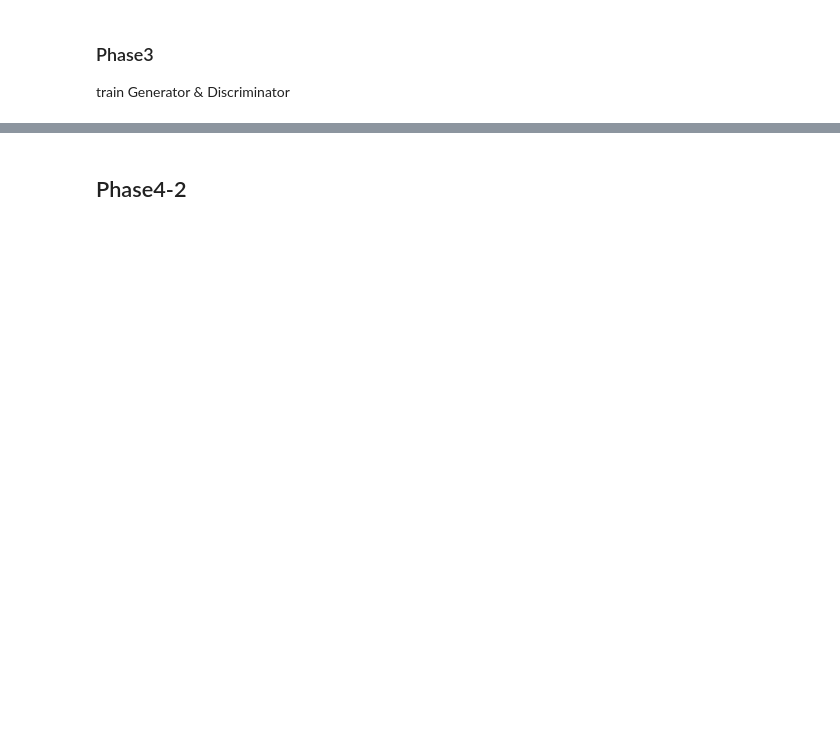
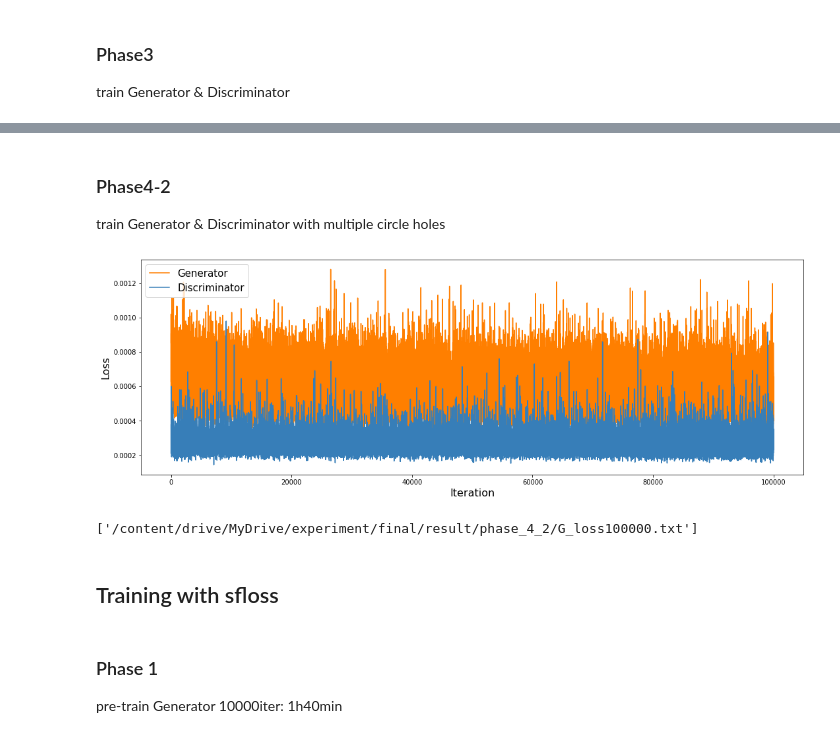
Before and after one commit to nomnomnonono/Image-Completion, a Jupyter notebook: GLCIC/GLCIC.ipynb, the cells around one changed output, grey strips where cells are left out. Drawn from its saved outputs; the diff is of its cells as text; code cells hidden in the pictures; blank space fills up the shorter version.

```diff
--- a/GLCIC/GLCIC.ipynb
+++ b/GLCIC/GLCIC.ipynb
@@ -515,7 +516,7 @@ if not os.path.exists(os.path.join(result_dir, 'phase_4')):
   os.makedirs(os.path.join(result_dir, 'phase_4'))
 # %%
 model_cn = CompletionNetwork()
-model_cn.load_state_dict(torch.load(os.path.join(result_dir, 'phase_3', 'cn_step500000.pth'), map_location='cpu'))
+model_cn.load_state_dict(torch.load(os.path.join(result_dir, 'phase_4', 'cn_step50000.pth'), map_location='cpu'))
 model_cn = model_cn.to(device)
 opt_cn = Adadelta(model_cn.parameters())
 G_loss4 = []
@@ -523,7 +524,7 @@ model_cd = ContextDiscriminator(
     local_input_shape=(3, ld_input_size, ld_input_size),
     global_input_shape=(3, cn_input_size, cn_input_size)
 )
-model_cd.load_state_dict(torch.load(os.path.join(result_dir, 'phase_3', 'cd_step500000.pth'), map_location='cpu'))
+model_cd.load_state_dict(torch.load(os.path.join(result_dir, 'phase_4', 'cd_step50000.pth'), map_location='cpu'))
 model_cd = model_cd.to(device)
 opt_cd = Adadelta(model_cd.parameters())
 loss_cd = BCELoss()
@@ -531,15 +532,16 @@ D_loss4 = []
 # %%
 cnt_bdivs = 0
 bceloss = BCELoss()
-pbar =tqdm(total=steps4)
+pbar =tqdm(total=steps4//2)
 
-while pbar.n < steps4:
+while pbar.n < steps4//2:
   for x in train_loader:
     ## forward model_cd
     x = x.to(device)
     hole_area_fake = define_hole_area(
         (ld_input_size, ld_input_size),
-        (x.shape[3], x.shape[2]))
+        (x.shape[3], x.shape[2])
+    )
     mask = generate_multiple_mask(
         shape=(x.shape[0], 1, x.shape[2], x.shape[3]),
         hole_size=(
@@ -547,7 +549,7 @@ while pbar.n < steps4:
             (hole_min_h, hole_max_h)
         ),
         hole_area=hole_area_fake[0],
-        n_holes=n_holes
+        n_holes=4
     ).to(device)
     # fake forward
     fake = torch.zeros((len(x), 1)).to(device)
@@ -629,19 +631,19 @@ while pbar.n < steps4:
               completed.cpu()
           ), dim=0)
           imgpath = os.path.join(
-              result_dir, 'phase_4', 'step%d.png' % (pbar.n)
+              result_dir, 'phase_4', 'step%d.png' % (pbar.n+50000)
           )
           model_cn_path = os.path.join(
-              result_dir, 'phase_4', 'cn_step%d.pth' % (pbar.n)
+              result_dir, 'phase_4', 'cn_step%d.pth' % (pbar.n+50000)
           )
           model_cd_path = os.path.join(
-              result_dir, 'phase_4', 'cd_step%d.pth' % (pbar.n)
+              result_dir, 'phase_4', 'cd_step%d.pth' % (pbar.n+50000)
           )
           save_image(imgs, imgpath, nrow=len(x))
           torch.save(model_cn.state_dict(), model_cn_path)
           torch.save(model_cd.state_dict(), model_cd_path)
         model_cn.train()
-      if pbar.n >= steps4:
+      if pbar.n >= steps4//2:
         break;
 pbar.close()
 # %%
@@ -662,11 +664,13 @@ joblib.dump(G_loss4, os.path.join(result_dir, 'phase_4', 'G_loss100000.txt'))
 # %% [markdown]
-## Phase4-2
+### Phase4-2
+train Generator & Discriminator with multiple circle holes
 # %%
 if not os.path.exists(os.path.join(result_dir, 'phase_4_2')):
   os.makedirs(os.path.join(result_dir, 'phase_4_2'))
 # %%
 model_cn = CompletionNetwork()
-model_cn.load_state_dict(torch.load(os.path.join(result_dir, 'phase_3', 'cn_step500000.pth'), map_location='cpu'))
+#model_cn.load_state_dict(torch.load(os.path.join(result_dir, 'phase_3', 'cn_step500000.pth'), map_location='cpu'))
+model_cn.load_state_dict(torch.load(os.path.join(result_dir, 'phase_4_2', 'cn_step50000.pth'), map_location='cpu'))
 model_cn = model_cn.to(device)
 opt_cn = Adadelta(model_cn.parameters())
 G_loss4_2 = []
@@ -674,7 +678,8 @@ model_cd = ContextDiscriminator(
     local_input_shape=(3, ld_input_size, ld_input_size),
     global_input_shape=(3, cn_input_size, cn_input_size)
 )
-model_cd.load_state_dict(torch.load(os.path.join(result_dir, 'phase_3', 'cd_step500000.pth'), map_location='cpu'))
+#model_cd.load_state_dict(torch.load(os.path.join(result_dir, 'phase_3', 'cd_step500000.pth'), map_location='cpu'))
+model_cd.load_state_dict(torch.load(os.path.join(result_dir, 'phase_4_2', 'cd_step50000.pth'), map_location='cpu'))
 model_cd = model_cd.to(device)
 opt_cd = Adadelta(model_cd.parameters())
 loss_cd = BCELoss()
@@ -698,7 +703,7 @@ while pbar.n < steps4_2:
         ),
         hole_area=hole_area_fake[0],
         n_holes=n_holes
-    ).to(device)
+    ).to(torch.float32).to(device)
     # fake forward
     fake = torch.zeros((len(x), 1)).to(device)
     x_mask = x - x * mask + mpv * mask
@@ -767,7 +772,7 @@ while pbar.n < steps4_2:
                   (x.shape[3], x.shape[2])
               )[0],
               n_holes=n_holes
-          ).to(device)
+          ).to(torch.float32).to(device)
           x_mask = x - x * mask + mpv * mask
           input = torch.cat((x_mask, mask), dim=1)
           output = model_cn(input)
@@ -795,12 +800,18 @@ while pbar.n < steps4_2:
 pbar.close()
 # %%
 fig = plt.figure(figsize=(18,6))
-plt.plot(G_loss4_2, label='Discriminator')
-plt.plot(D_loss4_2, label='Generator')
+plt.plot(G_loss4_2, label='Generator', color="#ff7f00")
+plt.plot(D_loss4_2, label='Discriminator', color="#377eb8")
 plt.xlabel('Iteration', fontsize=16)
 plt.ylabel('Loss', fontsize=16)
 plt.legend(fontsize=15)
 fig.savefig(os.path.join(result_dir, 'phase_4_2', 'DG_loss100000.png'))
+# %% [output]
+[figure, added]
 # %%
-joblib.dump(D_loss4, os.path.join(result_dir, 'phase_4_2', 'D_loss100000.txt'))
-joblib.dump(G_loss4, os.path.join(result_dir, 'phase_4_2', 'G_loss100000.txt'))
+joblib.dump(D_loss4_2, os.path.join(result_dir, 'phase_4_2', 'D_loss100000.txt'))
+joblib.dump(G_loss4_2, os.path.join(result_dir, 'phase_4_2', 'G_loss100000.txt'))
+# %% [output]
+['/content/drive/MyDrive/experiment/final/result/phase_4_2/G_loss100000.txt']
+# %% [markdown]
+## Training with sfloss
@@ -806,0 +820,3 @@ joblib.dump(G_loss4, os.path.join(result_dir, 'phase_4_2', 'G_loss100000.txt'))
+# %% [markdown]
+### Phase 1
+pre-train Generator  10000iter: 1h40min
```
Also changed, not shown: parts of 56 cells of this notebook.
